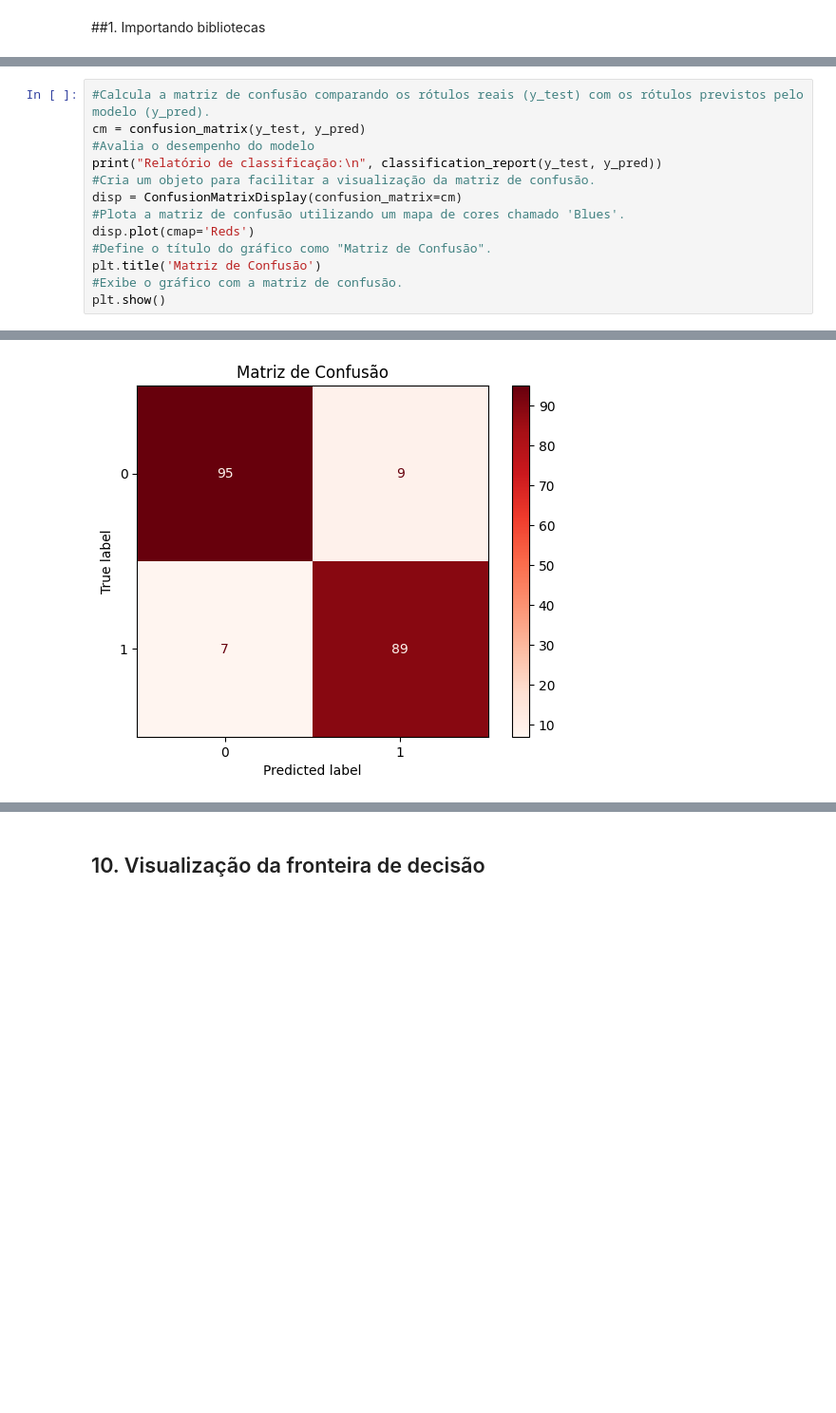
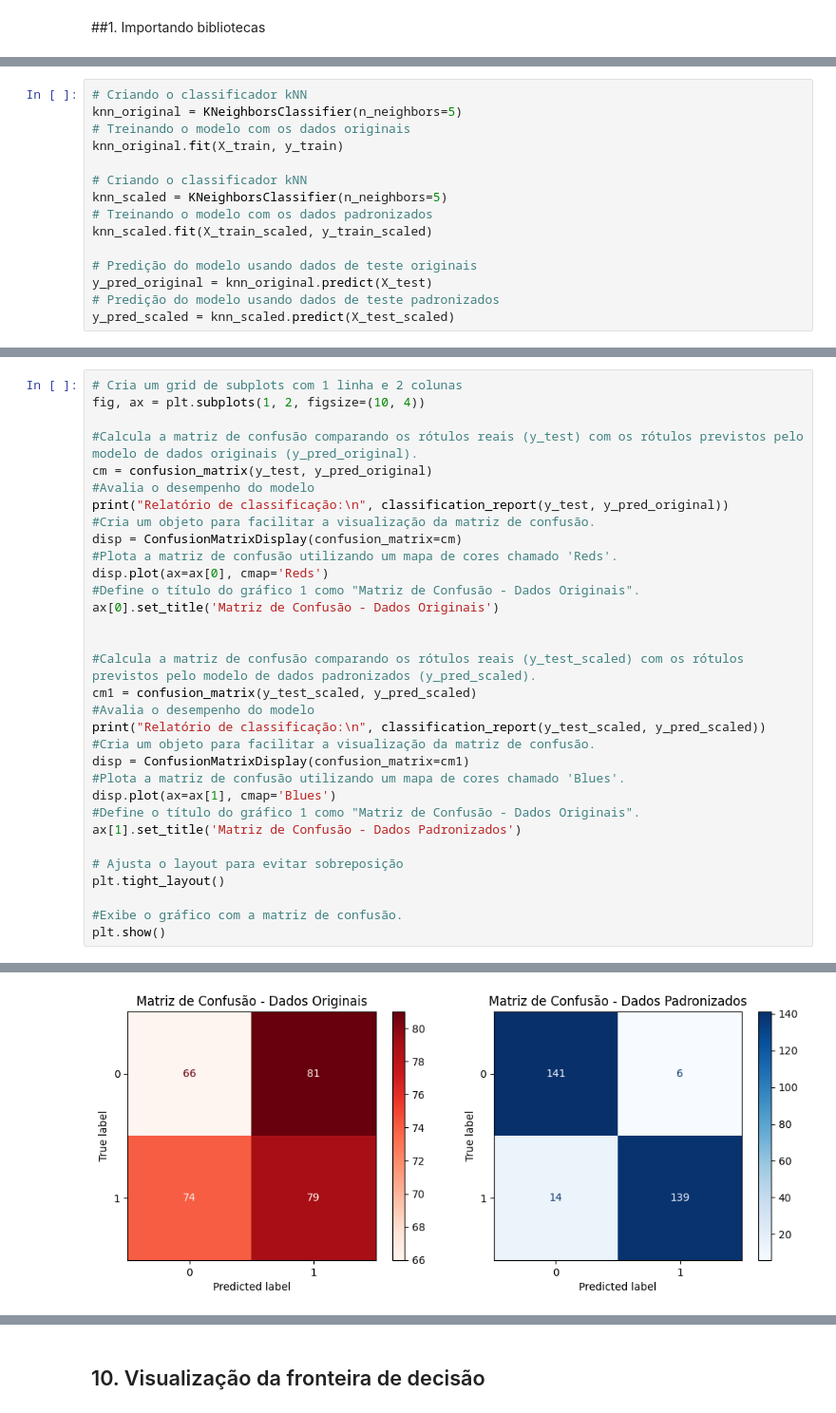
Before and after one commit to AlanFirmino2024/Introducao_a_ciencia_de_dados, a Jupyter notebook: 07_classificação_binária.ipynb, the cells around one changed output, grey strips where cells are left out. Shown: that part at 95% size. Saved outputs shown, nothing was run; the diff lists cells and outputs as text; blank space fills up the shorter version.

```diff
--- a/07_classificação_binária.ipynb
+++ b/07_classificação_binária.ipynb
@@ -78 +93,16 @@ y_pred = model.predict(X_test)
+# %%
+# Criando o classificador kNN
+knn_original = KNeighborsClassifier(n_neighbors=5)
+# Treinando o modelo com os dados originais
+knn_original.fit(X_train, y_train)
+
+# Criando o classificador kNN
+knn_scaled = KNeighborsClassifier(n_neighbors=5)
+# Treinando o modelo com os dados padronizados
+knn_scaled.fit(X_train_scaled, y_train_scaled)
+
+# Predição do modelo usando dados de teste originais
+y_pred_original = knn_original.predict(X_test)
+# Predição do modelo usando dados de teste padronizados
+y_pred_scaled = knn_scaled.predict(X_test_scaled)
 # %% [markdown]
@@ -80,14 +110,33 @@ y_pred = model.predict(X_test)
 # %%
-#Calcula a matriz de confusão comparando os rótulos reais (y_test) com os rótulos previstos pelo modelo (y_pred).
-cm = confusion_matrix(y_test, y_pred)
+# Cria um grid de subplots com 1 linha e 2 colunas
+fig, ax = plt.subplots(1, 2, figsize=(10, 4))
+
+#Calcula a matriz de confusão comparando os rótulos reais (y_test) com os rótulos previstos pelo modelo de dados originais (y_pred_original).
+cm = confusion_matrix(y_test, y_pred_original)
 #Avalia o desempenho do modelo
-print("Relatório de classificação:\n", classification_report(y_test, y_pred))
+print("Relatório de classificação:\n", classification_report(y_test, y_pred_original))
 #Cria um objeto para facilitar a visualização da matriz de confusão.
 disp = ConfusionMatrixDisplay(confusion_matrix=cm)
+#Plota a matriz de confusão utilizando um mapa de cores chamado 'Reds'.
+disp.plot(ax=ax[0], cmap='Reds')
+#Define o título do gráfico 1 como "Matriz de Confusão - Dados Originais".
+ax[0].set_title('Matriz de Confusão - Dados Originais')
+
+
+#Calcula a matriz de confusão comparando os rótulos reais (y_test_scaled) com os rótulos previstos pelo modelo de dados padronizados (y_pred_scaled).
+cm1 = confusion_matrix(y_test_scaled, y_pred_scaled)
+#Avalia o desempenho do modelo
+print("Relatório de classificação:\n", classification_report(y_test_scaled, y_pred_scaled))
+#Cria um objeto para facilitar a visualização da matriz de confusão.
+disp = ConfusionMatrixDisplay(confusion_matrix=cm1)
 #Plota a matriz de confusão utilizando um mapa de cores chamado 'Blues'.
-disp.plot(cmap='Reds')
-#Define o título do gráfico como "Matriz de Confusão".
-plt.title('Matriz de Confusão')
+disp.plot(ax=ax[1], cmap='Blues')
+#Define o título do gráfico 1 como "Matriz de Confusão - Dados Originais".
+ax[1].set_title('Matriz de Confusão - Dados Padronizados')
+
+# Ajusta o layout para evitar sobreposição
+plt.tight_layout()
+
 #Exibe o gráfico com a matriz de confusão.
 plt.show()
 # %% [output]
@@ -103,2 +162,2 @@ weighted avg       0.92      0.92      0.92       200
-[figure, old version]
+[figure, new version]
 # %% [markdown]
```
Also changed, not shown: parts of 20 cells of this notebook.
